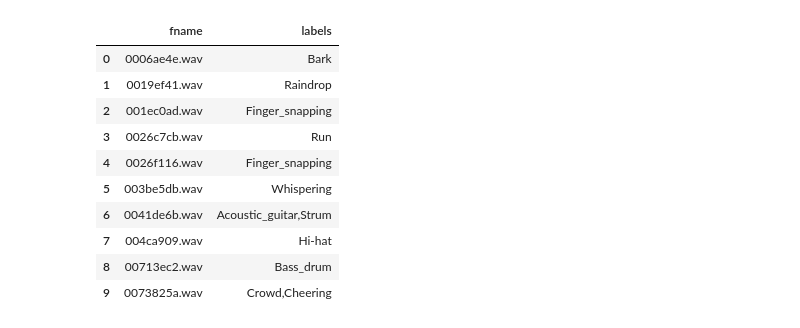
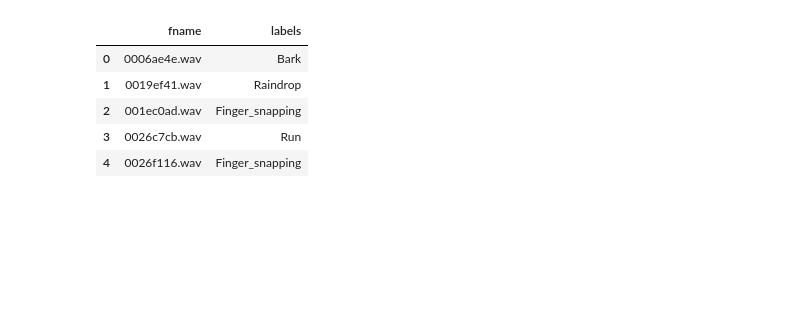
Before and after one commit to ebucheli/FreeSound_GPAT, a Jupyter notebook: Load_data.ipynb, the cells around one changed output. Cells and saved outputs as stored; diff of their text form; code cells hidden in the pictures; blank space fills up the shorter version.

```diff
--- a/Load_data.ipynb
+++ b/Load_data.ipynb
@@ -16,16 +16,11 @@ path_train_curated = os.path.join(path_ds,'train_curated')
 # %%
 df_train = pd.read_csv(os.path.join(path_ds,'train_curated.csv'))
 # %%
-df_train[:10]
+df_train.head()
 # %% [output]
 |  | fname | labels |
 | 0 | 0006ae4e.wav | Bark |
 | 1 | 0019ef41.wav | Raindrop |
 | 2 | 001ec0ad.wav | Finger_snapping |
 | 3 | 0026c7cb.wav | Run |
 | 4 | 0026f116.wav | Finger_snapping |
-| 5 | 003be5db.wav | Whispering |
-| 6 | 0041de6b.wav | Acoustic_guitar,Strum |
-| 7 | 004ca909.wav | Hi-hat |
-| 8 | 00713ec2.wav | Bass_drum |
-| 9 | 0073825a.wav | Crowd,Cheering |
```
Also changed, not shown: parts of 13 cells of this notebook, 4 other files.
